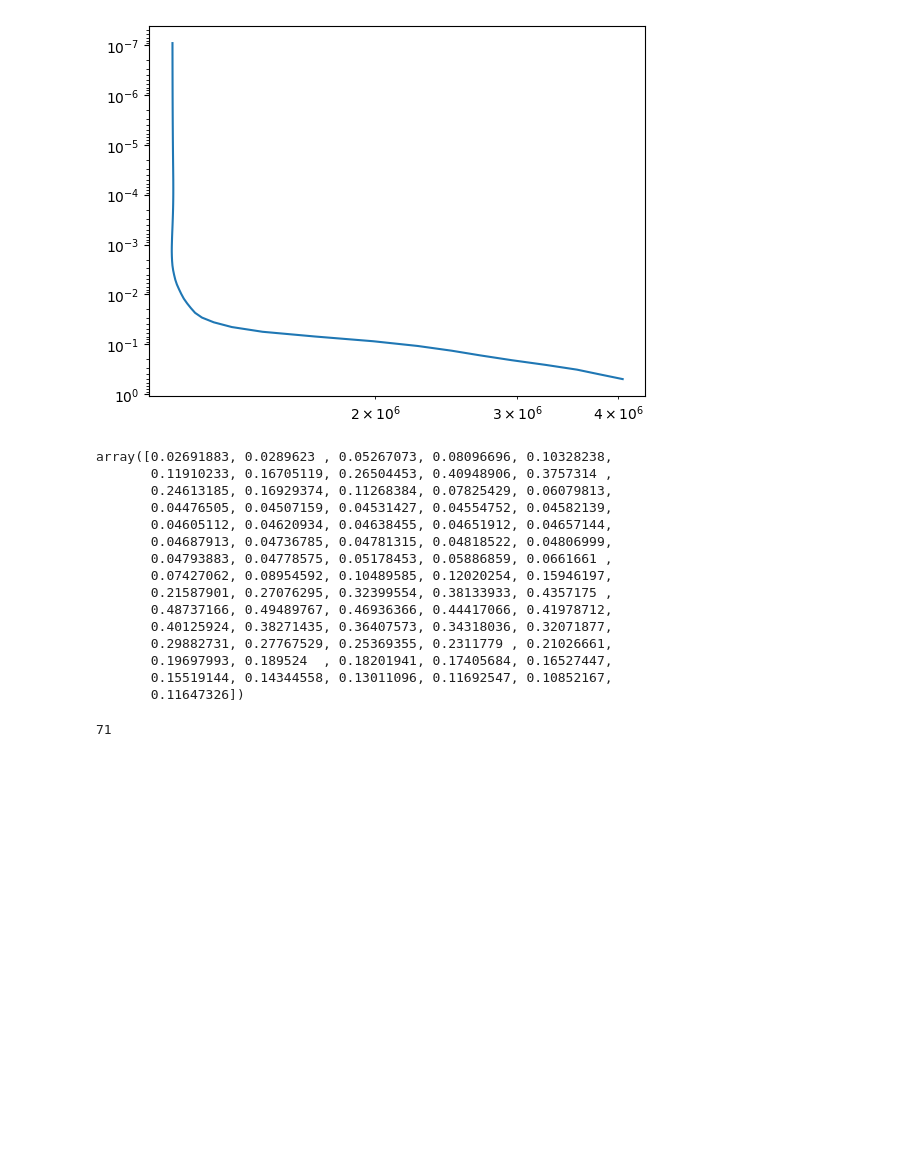
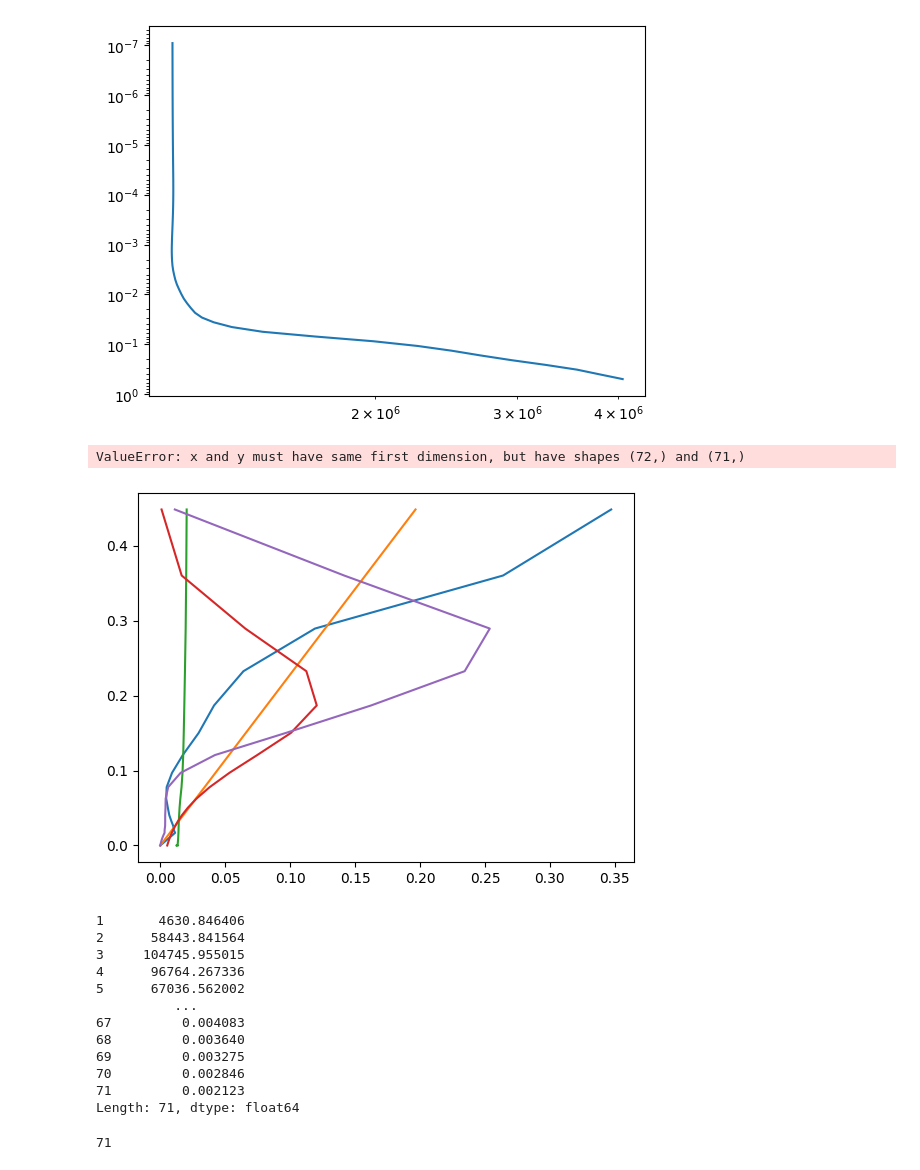
Before and after one commit to cwirth-astro/HELIOS, a Jupyter notebook: nightside_energy_testing.ipynb, the cells around one changed output. Saved outputs shown, nothing was run; the diff lists cells and outputs as text; code cells hidden in the pictures; blank space fills up the shorter version.

```diff
--- a/nightside_energy_testing.ipynb
+++ b/nightside_energy_testing.ipynb
@@ -111,7 +113,8 @@ flux_to_night = int_flux['F_down'][71] * (0.5-0.3655)/0.3655
 # %%
 #distribute this flux evenly from 10^-2 to 10^-7 bar
 press_col_bar = tp['press.[10^-6bar]'][1:]/10**6  # in bar
-press_mask = (press_col_bar >= 1e-7) & (press_col_bar <= 1e0)
+press_mask = (press_col_bar >= 1e-7) & (press_col_bar <= 1e-0)
 layer_height = tp['height.of.layer[cm]'][1:]
+temp_layer = tp['temp.[K]'][1:]
 # %%
 heating_rate = np.zeros_like(layer_height)
@@ -119,21 +132,46 @@ heating_rate[press_mask] = flux_to_night / layer_height[press_mask]
+# %%
+g_mean = 2e-1
+g_sigma = 8e-2
+prop_to_mass = press_col_bar * layer_height / temp_layer
+prop_to_mass /= np.sum(prop_to_mass)
+prop_to_T = temp_layer / np.sum(temp_layer)
+prop_to_gauss = np.exp(-0.5 * ((press_col_bar - g_mean) / g_sigma)**2) / np.sum(np.exp(-0.5 * ((press_col_bar - g_mean) / g_sigma)**2))
+prop_to_mass_gauss = prop_to_mass * prop_to_gauss / np.sum(prop_to_mass * prop_to_gauss)
+prop_to_mass_2 = colmass['delta_col.mass[g']
+prop_to_mass_2 /= np.sum(prop_to_mass_2)
+prop_to_mass_gauss_2 = prop_to_mass_2 * prop_to_gauss / np.sum(prop_to_mass_2 * prop_to_gauss)
+# %%
+plt.plot(prop_to_mass, press_col_bar, label='Proportional to Mass')
+plt.plot(prop_to_mass_2, press_col_bar, label='Proportional to Mass 2')
+plt.plot(prop_to_T, press_col_bar, label='Proportional to Temperature')
+plt.plot(prop_to_gauss, press_col_bar, label='Proportional to Gaussian')
+plt.plot(prop_to_mass_gauss, press_col_bar, label='Proportional to Mass * Gaussian')
+plt.plot(prop_to_mass_gauss_2, press_col_bar, label='Proportional to Mass * Gaussian 2')
+plt.xlabel('Proportionality Factor')
+plt.ylabel('Pressure [bar]')
+plt.yscale('log')
+plt.xscale('log')
+plt.ylim(1e-0, 1e-7)
+plt.legend()
+# %% [output]
+ValueError: x and y must have same first dimension, but have shapes (72,) and (71,)
+[figure, added]
 # %%
+heating_rate = flux_to_night * prop_to_mass_gauss
 heating_rate
 # %% [output]
-array([0.02691883, 0.0289623 , 0.05267073, 0.08096696, 0.10328238,
-       0.11910233, 0.16705119, 0.26504453, 0.40948906, 0.3757314 ,
-       0.24613185, 0.16929374, 0.11268384, 0.07825429, 0.06079813,
-       0.04476505, 0.04507159, 0.04531427, 0.04554752, 0.04582139,
-       0.04605112, 0.04620934, 0.04638455, 0.04651912, 0.04657144,
-       0.04687913, 0.04736785, 0.04781315, 0.04818522, 0.04806999,
-       0.04793883, 0.04778575, 0.05178453, 0.05886859, 0.0661661 ,
-       0.07427062, 0.08954592, 0.10489585, 0.12020254, 0.15946197,
-       0.21587901, 0.27076295, 0.32399554, 0.38133933, 0.4357175 ,
-       0.48737166, 0.49489767, 0.46936366, 0.44417066, 0.41978712,
-       0.40125924, 0.38271435, 0.36407573, 0.34318036, 0.32071877,
-       0.29882731, 0.27767529, 0.25369355, 0.2311779 , 0.21026661,
-       0.19697993, 0.189524  , 0.18201941, 0.17405684, 0.16527447,
-       0.15519144, 0.14344558, 0.13011096, 0.11692547, 0.10852167,
-       0.11647326])
+1       4630.846406
+2      58443.841564
+3     104745.955015
+4      96764.267336
+5      67036.562002
+          ...
+67         0.004083
+68         0.003640
+69         0.003275
+70         0.002846
+71         0.002123
+Length: 71, dtype: float64
 # %%
 len(heating_rate)
 # %% [output]
```
Also changed, not shown: parts of 10 cells of this notebook, 25 other files.
